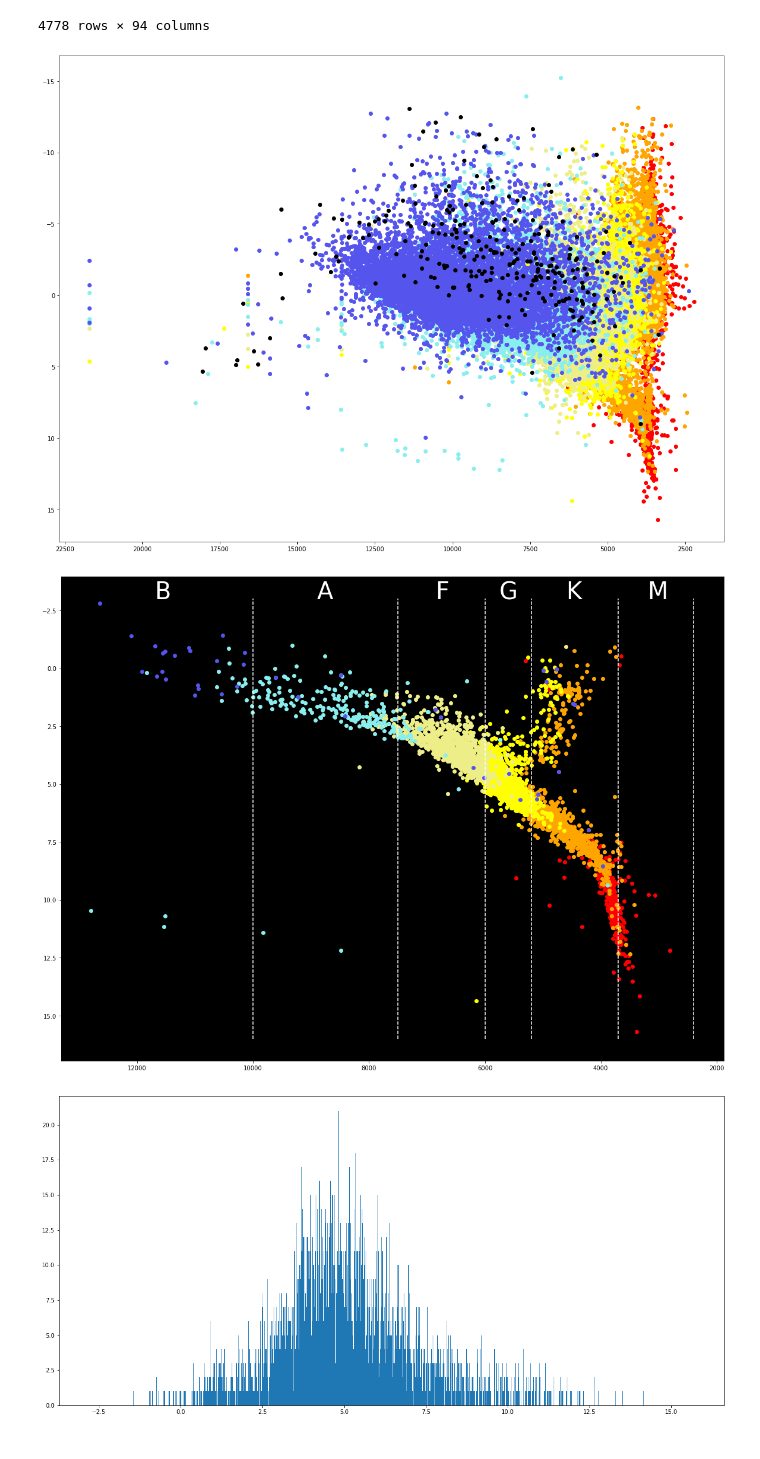
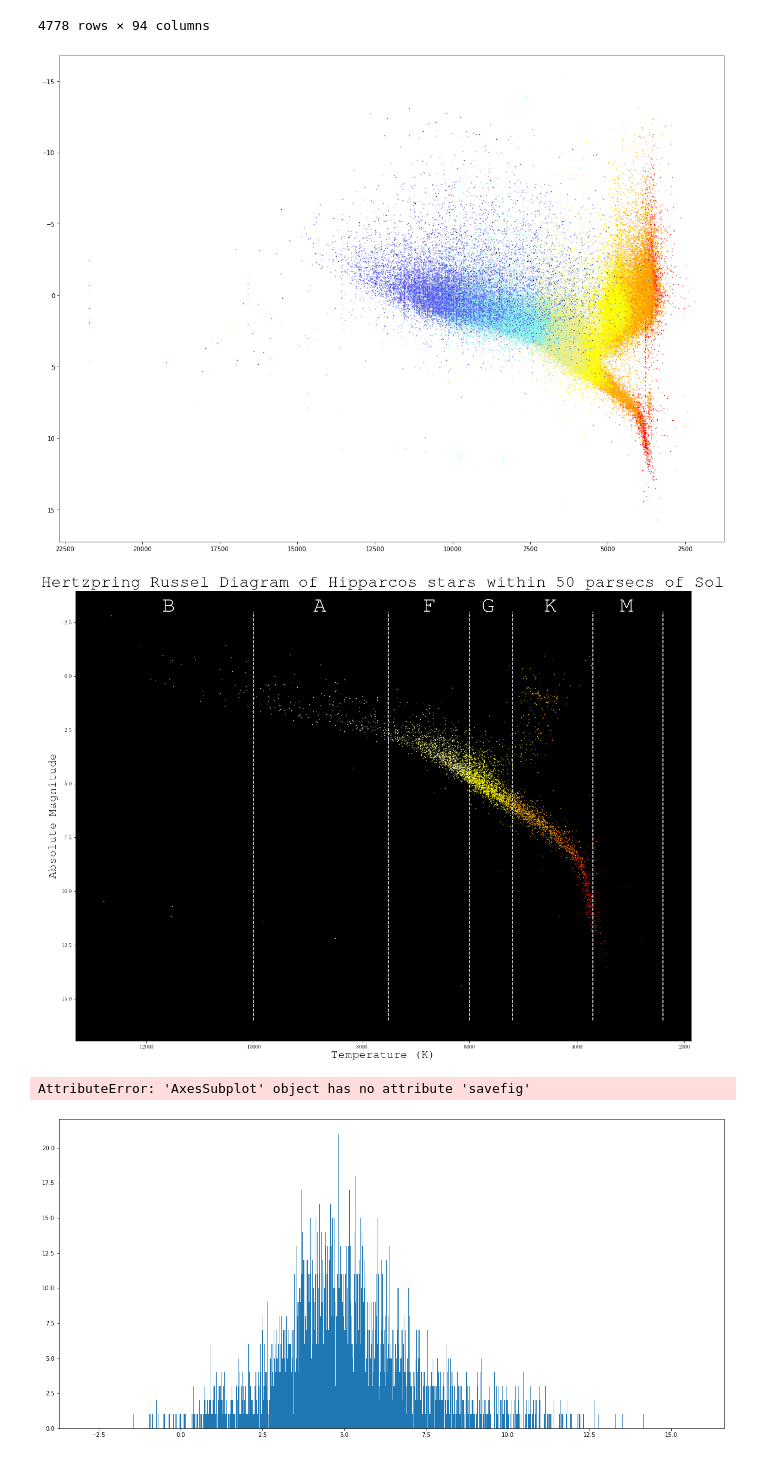
Before and after one commit to Hillcrest-R-D/AstroWorks, a Jupyter notebook: HIP_Stats.ipynb, the cells around one changed output. Cells and saved outputs as stored; diff of their text form; code cells hidden in the pictures.

```diff
--- a/HIP_Stats.ipynb
+++ b/HIP_Stats.ipynb
@@ -4,6 +4,10 @@ import pandas as pd
 import matplotlib.pyplot as plt
 %matplotlib inline
 import numpy as np
+plt.rcParams.update({
+    "text.usetex": True,
+    "font.family": "courier"
+})
 # %%
 #put helper functions/calculations here!
 
@@ -98,7 +102,7 @@ good_stuff
 
 
 data_of_spec = lambda data, type_ : data[data["SpType"].str.contains(type_)]
-scatter_spect = lambda data, type_, color : plt.scatter(data_of_spec(data,type_)["Temp"],data_of_spec(data,type_)["absmag"],color = color)
+scatter_spect = lambda data, type_, color : plt.scatter(data_of_spec(data,type_)["Temp"],data_of_spec(data,type_)["absmag"],s=.3,color = color)
 #hertzprung russel diagram
 #TODO: add color gradient across, and maybe do some group and text tags to show the different classes (white dwarves, main sequence, etc)
 plt.figure(figsize=(20,15))
@@ -115,45 +119,52 @@ plt.gca().invert_yaxis()
 plt.gca().invert_xaxis()
 plt.show()
 # %% [output]
-[figure, old version]
+[figure, new version]
 # %%
 #hertzprung russel diagram
 #TODO: add color gradient across, and maybe do some group and text tags to show the different classes (white dwarves, main sequence, etc)
 vert = lambda x,y0,y1 : ax.plot([x,x],[y0,y1], '--w')
 fig,ax = plt.subplots(1,1, figsize=(20,15))
 #plt.xlim(100,max(temps)*1.05)
 
 vert(2400,16,-3)
 ax.text(3200,-3, "M", fontsize=40, color = "white" )
 vert(3700,16,-3)
 ax.text(4600,-3, "K", fontsize=40, color = "white" )
 vert(5200,16,-3)
 ax.text(5750,-3, "G", fontsize=40, color = "white" )
 vert(6000,16,-3)
 ax.text(6850,-3, "F", fontsize=40, color = "white" )
 vert(7500,16,-3)
 ax.text(8900,-3, "A", fontsize=40, color = "white" )
 vert(10000,16,-3)
 ax.text(11700,-3, "B", fontsize=40, color = "white" )
 #vert(30000,16,-3)
 
 
 scatter_spect(good_stuff, "M", "red")
 scatter_spect(good_stuff, "K", "orange")
 scatter_spect(good_stuff, "G", "yellow")
 scatter_spect(good_stuff, "F", "#EEEE88")
-scatter_spect(good_stuff, "A", "#88EEEE")
-scatter_spect(good_stuff, "B", "#5555EE")
+scatter_spect(good_stuff, "A", "#EEEEEE")
+scatter_spect(good_stuff, "B", "#99DDFF")
 scatter_spect(good_stuff, "O", "black")
 
-
-
+ax.set_title("Hertzpring Russel Diagram of Hipparcos stars within 50 parsecs of Sol",fontsize = 30)
+ax.set_xlabel("Temperature (K)", fontsize = 21)
+ax.set_ylabel("Absolute Magnitude", rotation = 90, fontsize = 21)
 ax.set_facecolor('black')
+fig.set_facecolor('white')
 plt.gca().invert_yaxis()
 plt.gca().invert_xaxis()
+plt.savefig("hr-diagram.png")
 plt.show()
 # %% [output]
-[figure, old version]
+[figure, new version]
+# %%
+ax.savefig("hr-diagram.png")
+# %% [output]
+AttributeError: 'AxesSubplot' object has no attribute 'savefig'
 # %%
 plt.figure(figsize=(21,10))
 plt.hist(good_stuff["absmag"], bins=np.arange(min(good_stuff["absmag"]),max(good_stuff["absmag"]),.01))
```
Also changed, not shown: 1 other file.
